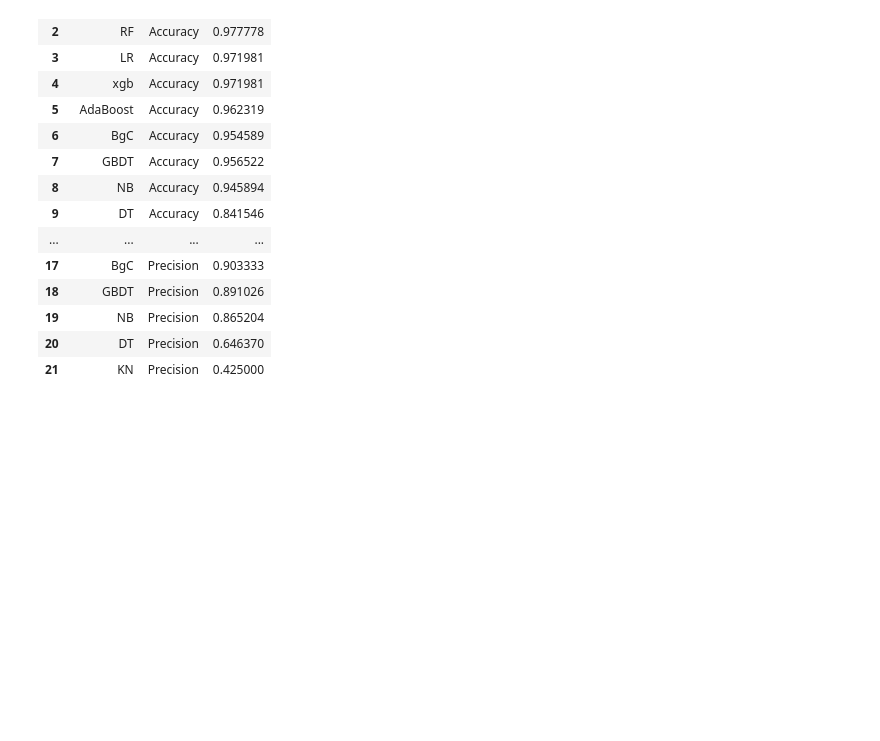
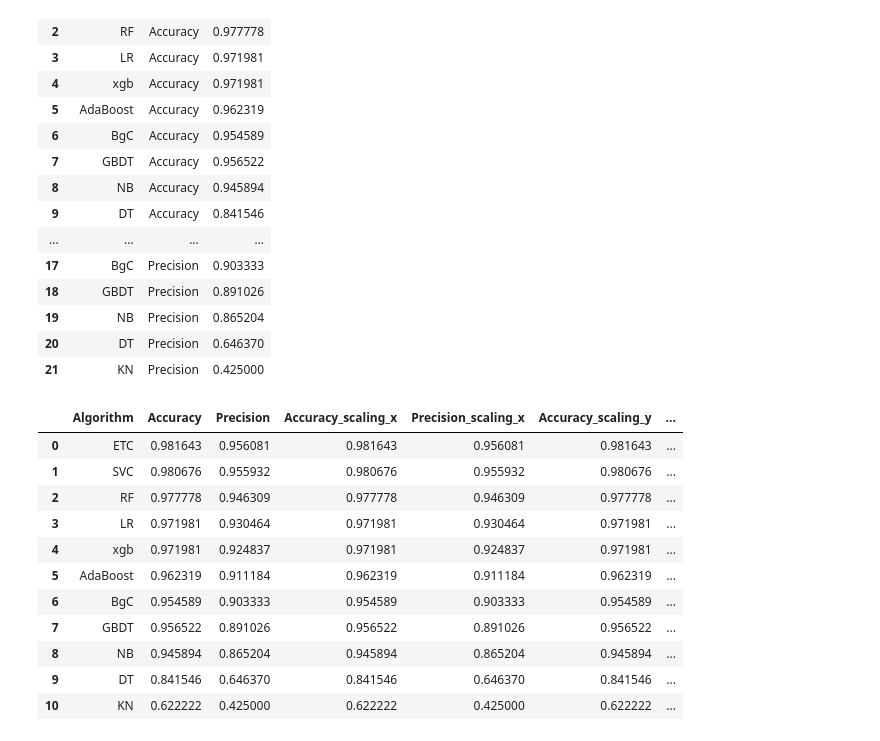
Before and after one commit to Abdullah-266327/Spam-Email-Dataset, a Jupyter notebook: spam_mail_dataset.ipynb, the cells around one changed output. Saved outputs shown, nothing was run; the diff lists cells and outputs as text; code cells hidden in the pictures; blank space fills up the shorter version.

```diff
--- a/spam_mail_dataset.ipynb
+++ b/spam_mail_dataset.ipynb
@@ -469,0 +475,23 @@ performance_df1
+# %%
+temp_df = pd.DataFrame({'Algorithm':clfs.keys(),'Accuracy_scaling':accuracy_scores,'Precision_scaling':precision_scores}).sort_values('Precision_scaling',ascending=False)
+# %%
+new_df = performance_df.merge(temp_df,on='Algorithm')
+# %%
+new_df_scaled = new_df.merge(temp_df,on='Algorithm')
+# %%
+temp_df = pd.DataFrame({'Algorithm':clfs.keys(),'Accuracy_num_chars':accuracy_scores,'Precision_num_chars':precision_scores}).sort_values('Precision_num_chars',ascending=False)
+# %%
+new_df_scaled.merge(temp_df,on='Algorithm')
+# %% [output]
+|  | Algorithm | Accuracy | Precision | Accuracy_scaling_x | Precision_scaling_x | Accuracy_scaling_y | ... |
+| 0 | ETC | 0.981643 | 0.956081 | 0.981643 | 0.956081 | 0.981643 | ... |
+| 1 | SVC | 0.980676 | 0.955932 | 0.980676 | 0.955932 | 0.980676 | ... |
+| 2 | RF | 0.977778 | 0.946309 | 0.977778 | 0.946309 | 0.977778 | ... |
+| 3 | LR | 0.971981 | 0.930464 | 0.971981 | 0.930464 | 0.971981 | ... |
+| 4 | xgb | 0.971981 | 0.924837 | 0.971981 | 0.924837 | 0.971981 | ... |
+| 5 | AdaBoost | 0.962319 | 0.911184 | 0.962319 | 0.911184 | 0.962319 | ... |
+| 6 | BgC | 0.954589 | 0.903333 | 0.954589 | 0.903333 | 0.954589 | ... |
+| 7 | GBDT | 0.956522 | 0.891026 | 0.956522 | 0.891026 | 0.956522 | ... |
+| 8 | NB | 0.945894 | 0.865204 | 0.945894 | 0.865204 | 0.945894 | ... |
+| 9 | DT | 0.841546 | 0.646370 | 0.841546 | 0.646370 | 0.841546 | ... |
+| 10 | KN | 0.622222 | 0.425000 | 0.622222 | 0.425000 | 0.622222 | ... |
```
Also changed, not shown: parts of 6 cells of this notebook.
